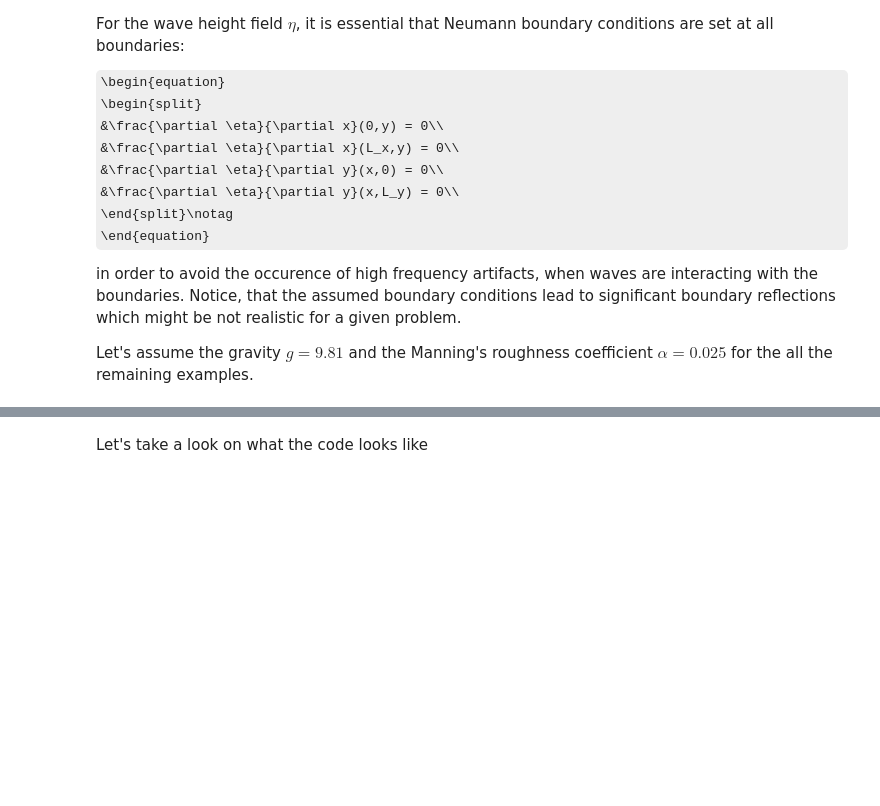
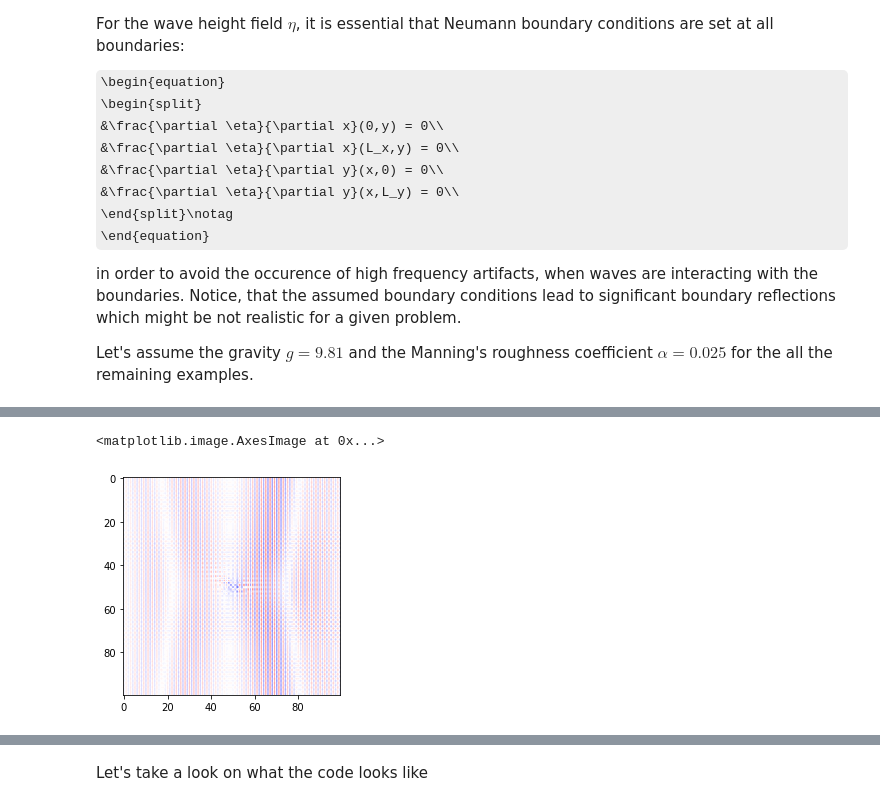
Before and after one commit to AtilaSaraiva/devito, a Jupyter notebook: examples/cfd/08_shallow_water_equation.ipynb, the cells around one changed output, grey strips where cells are left out. Saved outputs shown, nothing was run; the diff lists cells and outputs as text; code cells hidden in the pictures; some formulas as TeX source; blank space fills up the shorter version.

```diff
--- a/examples/cfd/08_shallow_water_equation.ipynb
+++ b/examples/cfd/08_shallow_water_equation.ipynb
@@ -331,0 +271,5 @@ snaps2video(etasave, "Modeling a tsunami in an ocean with constant depth")
+# %%
+plt.imshow(etasave.data[it,ny//2-50:ny//2+50,nx//2-50:nx//2+50].T, vmin=-1, vmax=1, cmap="seismic")
+# %% [output]
+<matplotlib.image.AxesImage at 0x...>
+[figure, added]
```
Also changed, not shown: parts of 17 cells of this notebook.
